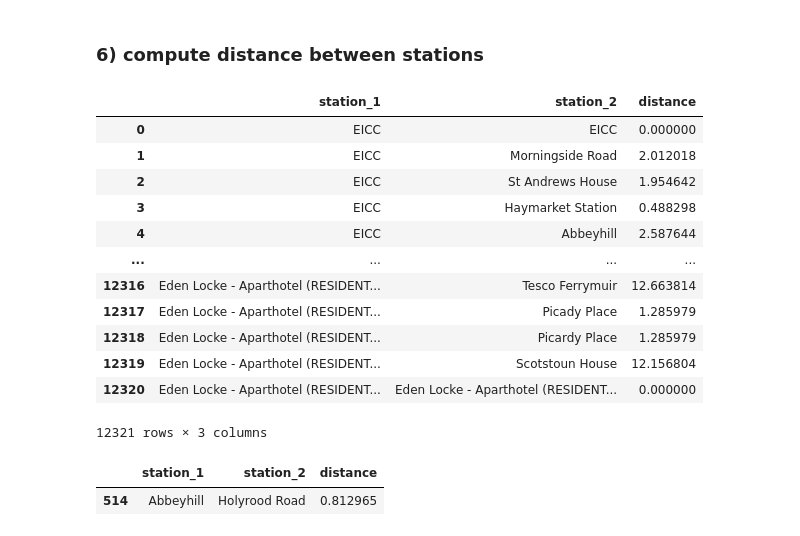
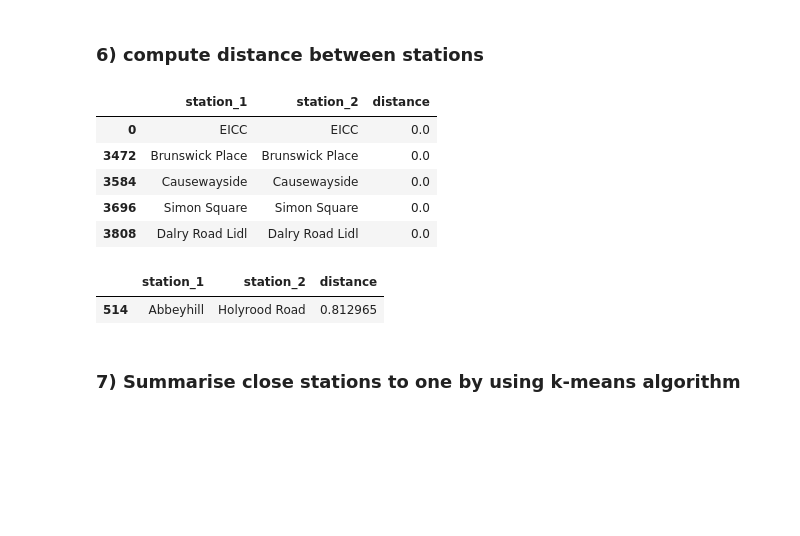
Before and after one commit to NikolasHe/MMCS_Project, a Jupyter notebook: notebook.ipynb, the cells around one changed output. Cells and saved outputs as stored; diff of their text form; code cells hidden in the pictures; blank space fills up the shorter version.

```diff
--- a/notebook.ipynb
+++ b/notebook.ipynb
@@ -247,48 +247,43 @@ unique_stations = october_data.start_station_name.unique()
 #create empty dataframe
 df_loc = pd.DataFrame(columns = ['station_name', 'latitude', 'longitude'])
 
 # extract coordinates for each station
 for station in unique_stations:
     lat = (october_data[october_data['start_station_name'] == station].iloc[0,6])
     long = (october_data[october_data['start_station_name'] == station].iloc[0,7])
     new_row = {'station_name': station, 'latitude': lat, 'longitude': long}
     #append row to the dataframe
     df_loc = df_loc.append(new_row, ignore_index=True)
 
 
 df_dist = pd.DataFrame(columns = ['station_1', 'station_2', 'distance'])
 # calculate distances
 for station_1 in df_loc['station_name']:
     for station_2 in df_loc['station_name']:
         lat_1 = df_loc[df_loc['station_name'] == station_1].iloc[0,1]
         long_1 = df_loc[df_loc['station_name'] == station_1].iloc[0,2]
 
         lat_2 = df_loc[df_loc['station_name'] == station_2].iloc[0,1]
         long_2 = df_loc[df_loc['station_name'] == station_2].iloc[0,2]
 
         dist = data.compute_distance(lat_1, long_1, lat_2, long_2)
 
         new_row = {'station_1': station_1, 'station_2': station_2, 'distance': dist}
         #append row to the dataframe
         df_dist = df_dist.append(new_row, ignore_index=True)
 
-df_dist
+df_dist.sort_values(by=['distance']).head()
 # %% [output]
 |  | station_1 | station_2 | distance |
-| 0 | EICC | EICC | 0.000000 |
-| 1 | EICC | Morningside Road | 2.012018 |
-| 2 | EICC | St Andrews House | 1.954642 |
-| 3 | EICC | Haymarket Station | 0.488298 |
-| 4 | EICC | Abbeyhill | 2.587644 |
-| ... | ... | ... | ... |
-| 12316 | Eden Locke - Aparthotel (RESIDENT... | Tesco Ferrymuir | 12.663814 |
-| 12317 | Eden Locke - Aparthotel (RESIDENT... | Picady Place | 1.285979 |
-| 12318 | Eden Locke - Aparthotel (RESIDENT... | Picardy Place | 1.285979 |
-| 12319 | Eden Locke - Aparthotel (RESIDENT... | Scotstoun House | 12.156804 |
-| 12320 | Eden Locke - Aparthotel (RESIDENT... | Eden Locke - Aparthotel (RESIDENT... | 0.000000 |
+| 0 | EICC | EICC | 0.0 |
+| 3472 | Brunswick Place | Brunswick Place | 0.0 |
+| 3584 | Causewayside | Causewayside | 0.0 |
+| 3696 | Simon Square | Simon Square | 0.0 |
+| 3808 | Dalry Road Lidl | Dalry Road Lidl | 0.0 |
-12321 rows × 3 columns
 # %%
 df_dist[df_dist['station_1']=='Abbeyhill'][df_dist[df_dist['station_1']=='Abbeyhill']['station_2']=='Holyrood Road'].iloc[0,2]
 # %% [output]
 |  | station_1 | station_2 | distance |
 | 514 | Abbeyhill | Holyrood Road | 0.812965 |
+# %% [markdown]
+### 7) Summarise close stations to one  by using k-means algorithm
```
Also changed, not shown: parts of 5 cells of this notebook, 1 other file.
